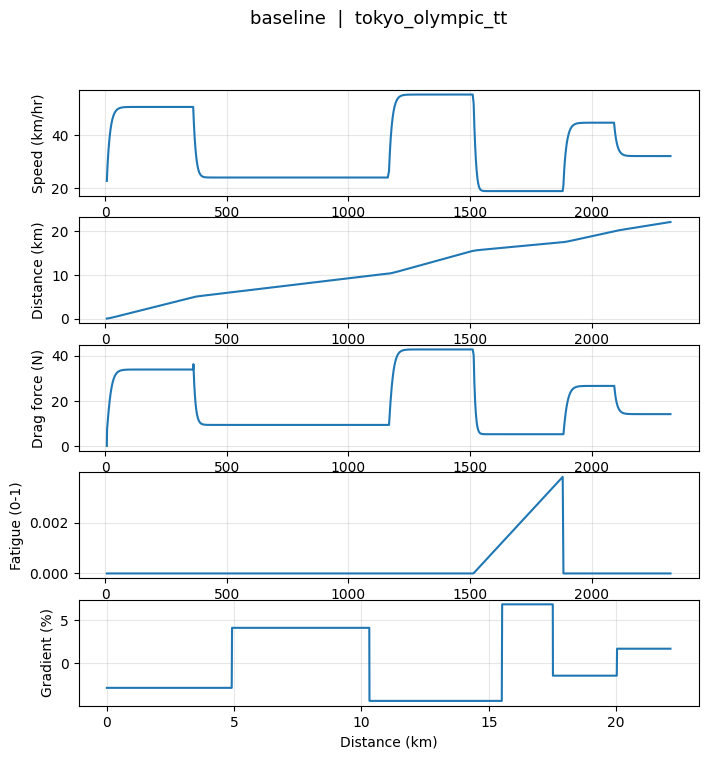
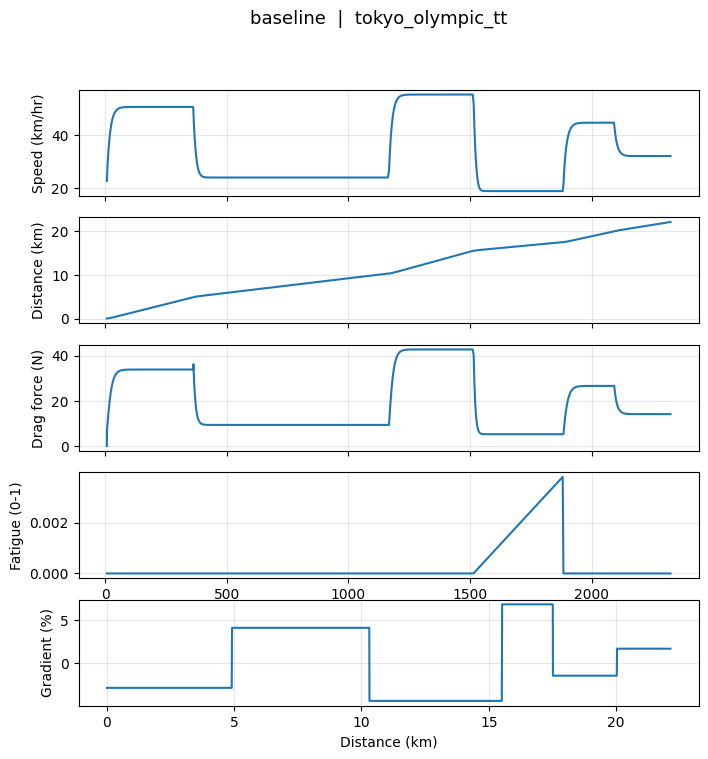
Unified diff of the notebook cell whose output changed from the first chart to the second:
--- before
+++ after
@@ -4,17 +4,20 @@
 ax[0].plot(times, [s * 3.6 for s in speeds])
 ax[0].set_ylabel("Speed (km/hr)")
+ax[0].tick_params(labelbottom=False) #hide x numbers; the four time plots share one axis shown under Fatigue
 ax[0].grid(alpha=0.3)
  
 ax[1].plot(times, [d / 1000 for d in distances])
 ax[1].set_ylabel("Distance (km)")
+ax[1].tick_params(labelbottom=False)
 ax[1].grid(alpha=0.3)
  
 ax[2].plot(times, drags)
 ax[2].set_ylabel("Drag force (N)")
+ax[2].tick_params(labelbottom=False)
 ax[2].grid(alpha=0.3)
 
 ax[3].plot(times, fatigues)
 ax[3].set_ylabel("Fatigue (0-1)")
-ax[3].set_xlabel("Time (s)") #one shared time label for the four plots above
+ax[3].set_xlabel("Time (s)")
 ax[3].grid(alpha=0.3)
 

Commit: Plot: hide x tick numbers on the top three time panels so the four share one time axis (numbers + label only under Fatigue)